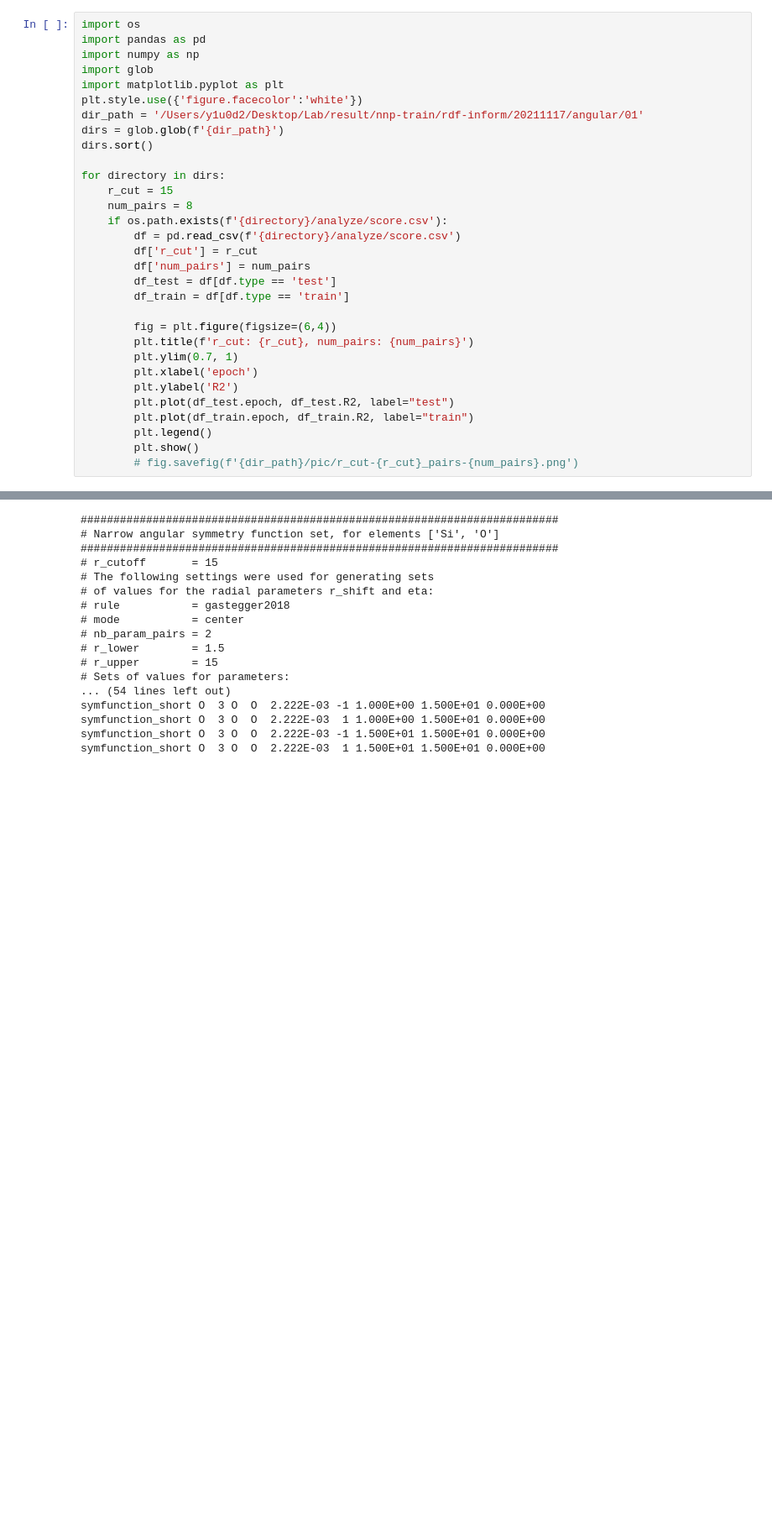
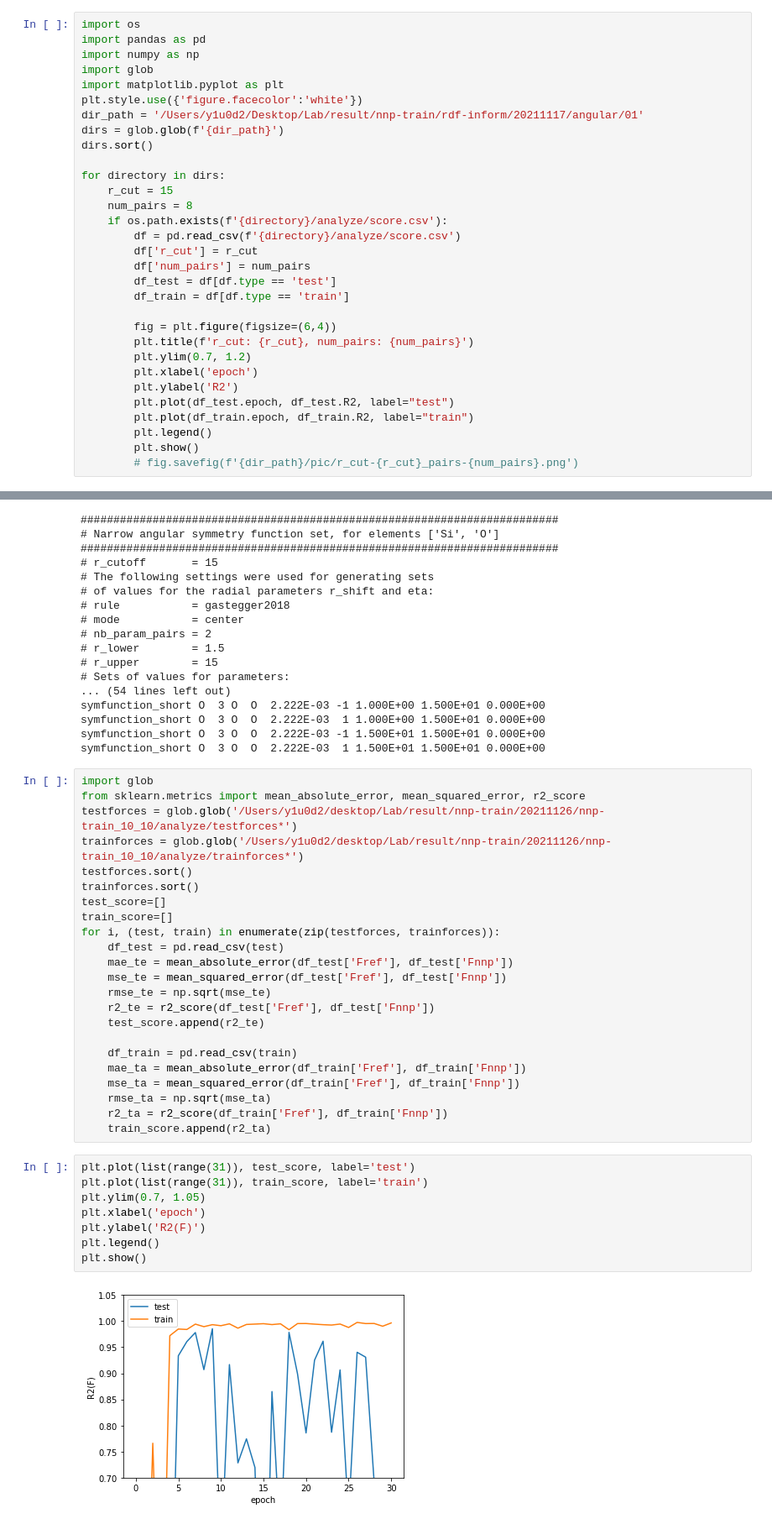
Before and after one commit to y1u0d2a1i/Research, a Jupyter notebook: scripts/wip/test.ipynb, the cells around one changed output, grey strips where cells are left out. Shown: that part at 84% size. Drawn from its saved outputs; the diff is of its cells as text; blank space fills up the shorter version.

```diff
--- a/scripts/wip/test.ipynb
+++ b/scripts/wip/test.ipynb
@@ -278,7 +269,7 @@ for directory in dirs:
 
         fig = plt.figure(figsize=(6,4))
         plt.title(f'r_cut: {r_cut}, num_pairs: {num_pairs}')
-        plt.ylim(0.7, 1)
+        plt.ylim(0.7, 1.2)
         plt.xlabel('epoch')
         plt.ylabel('R2')
         plt.plot(df_test.epoch, df_test.R2, label="test")
@@ -327,3 +318,36 @@ symfunction_short O  3 O  O  2.222E-03 -1 1.000E+00 1.500E+01 0.000E+00
 symfunction_short O  3 O  O  2.222E-03  1 1.000E+00 1.500E+01 0.000E+00
 symfunction_short O  3 O  O  2.222E-03 -1 1.500E+01 1.500E+01 0.000E+00
 symfunction_short O  3 O  O  2.222E-03  1 1.500E+01 1.500E+01 0.000E+00
+# %%
+import glob
+from sklearn.metrics import mean_absolute_error, mean_squared_error, r2_score
+testforces = glob.glob('/Users/y1u0d2/desktop/Lab/result/nnp-train/20211126/nnp-train_10_10/analyze/testforces*')
+trainforces = glob.glob('/Users/y1u0d2/desktop/Lab/result/nnp-train/20211126/nnp-train_10_10/analyze/trainforces*')
+testforces.sort()
+trainforces.sort()
+test_score=[]
+train_score=[]
+for i, (test, train) in enumerate(zip(testforces, trainforces)):
+    df_test = pd.read_csv(test)
+    mae_te = mean_absolute_error(df_test['Fref'], df_test['Fnnp'])
+    mse_te = mean_squared_error(df_test['Fref'], df_test['Fnnp'])
+    rmse_te = np.sqrt(mse_te)
+    r2_te = r2_score(df_test['Fref'], df_test['Fnnp'])
+    test_score.append(r2_te)
+
+    df_train = pd.read_csv(train)
+    mae_ta = mean_absolute_error(df_train['Fref'], df_train['Fnnp'])
+    mse_ta = mean_squared_error(df_train['Fref'], df_train['Fnnp'])
+    rmse_ta = np.sqrt(mse_ta)
+    r2_ta = r2_score(df_train['Fref'], df_train['Fnnp'])
+    train_score.append(r2_ta)
+# %%
+plt.plot(list(range(31)), test_score, label='test')
+plt.plot(list(range(31)), train_score, label='train')
+plt.ylim(0.7, 1.05)
+plt.xlabel('epoch')
+plt.ylabel('R2(F)')
+plt.legend()
+plt.show()
+# %% [output]
+[figure, added]
```
Also changed, not shown: parts of 1 cell of this notebook, 1 other file.
